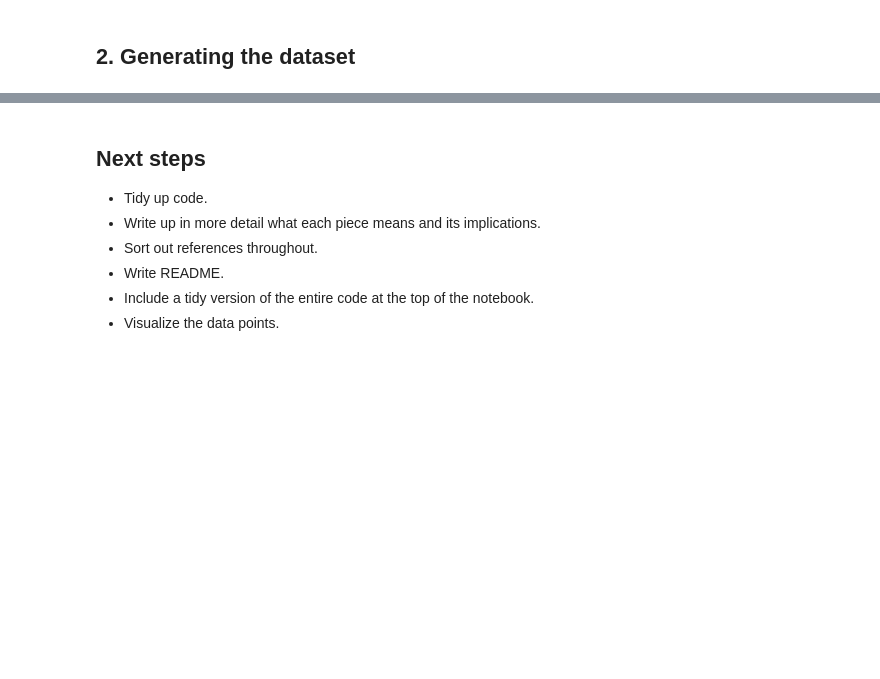
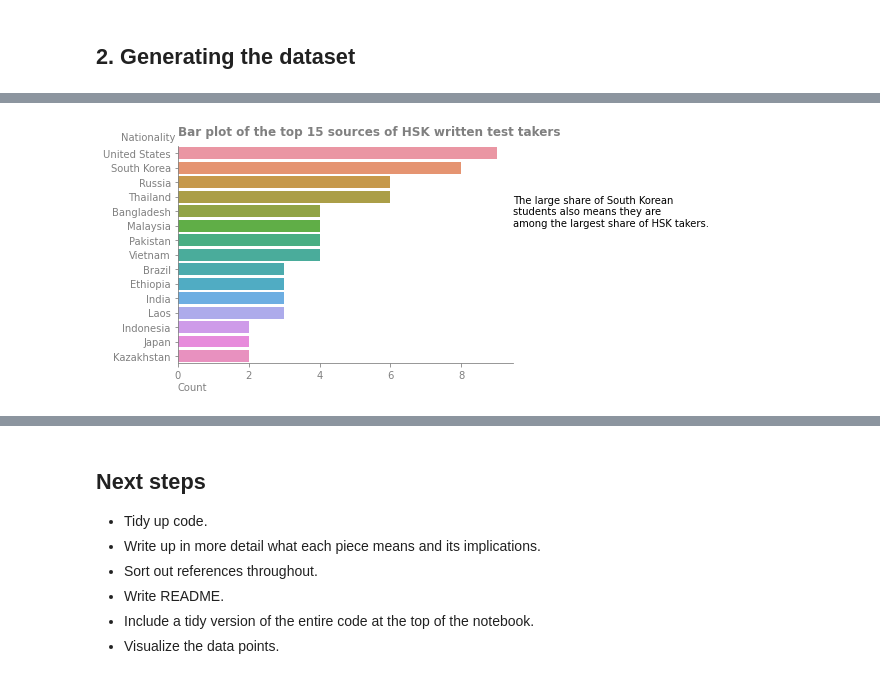
Before and after one commit to OtherBrian/pda-project, a Jupyter notebook: simulated-dataset.ipynb, the cells around one changed output, grey strips where cells are left out. Saved outputs shown, nothing was run; the diff lists cells and outputs as text; code cells hidden in the pictures; blank space fills up the shorter version.

```diff
--- a/simulated-dataset.ipynb
+++ b/simulated-dataset.ipynb
@@ -844,0 +881,8 @@ chinese_class_df.head(20)
+# %%
+fig, ax = plt.subplots()
+ax = sns.barplot(x = chinese_class_df.loc[chinese_class_df['HSK written test?'] == 1].groupby('Nationality').count().nlargest(15, 'Scholarship').reset_index()['Scholarship'], y = chinese_class_df.loc[chinese_class_df['HSK written test?'] == 1].groupby('Nationality').count().nlargest(15, 'Scholarship').reset_index()['Nationality'], orient="h")
+format_plots(ax, "Bar plot of the top 15 sources of HSK written test takers", "Count", "Nationality")
+fig.text(0.9, 0.6, "The large share of South Korean \nstudents also means they are \namong the largest share of HSK takers.", ha='left')
+ax;
+# %% [output]
+[figure, added]
```
Also changed, not shown: parts of 13 cells of this notebook.
